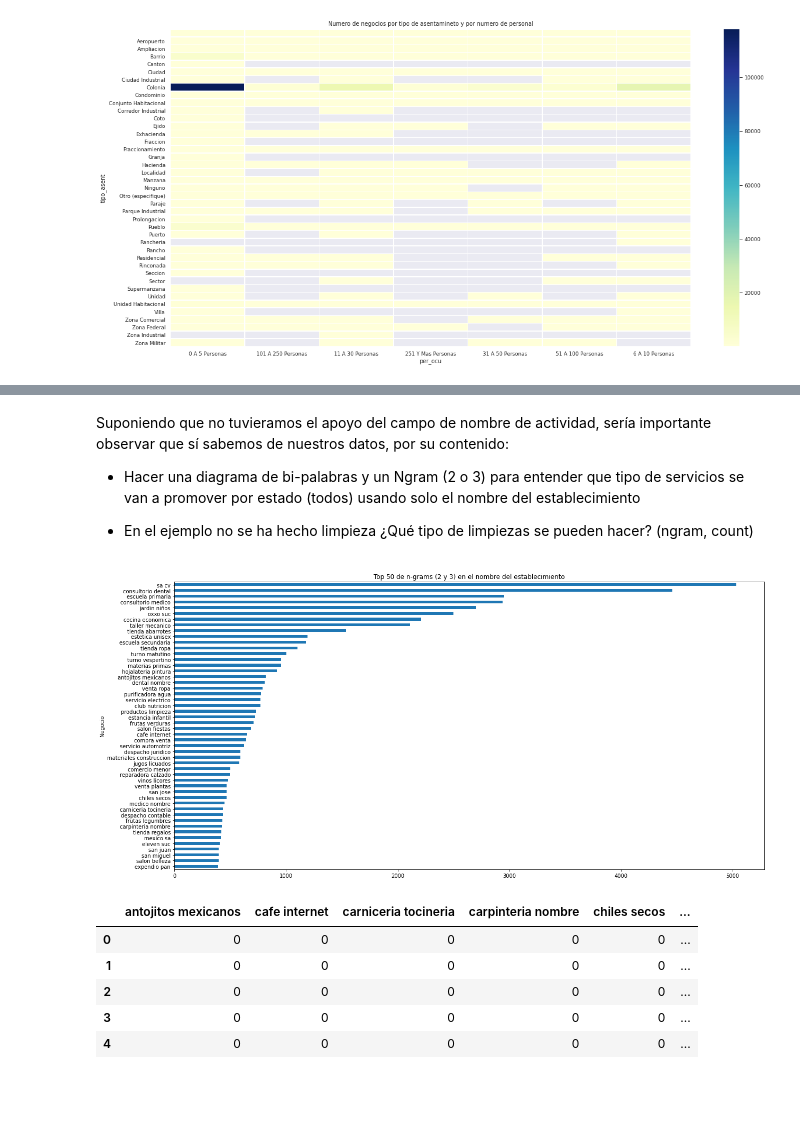
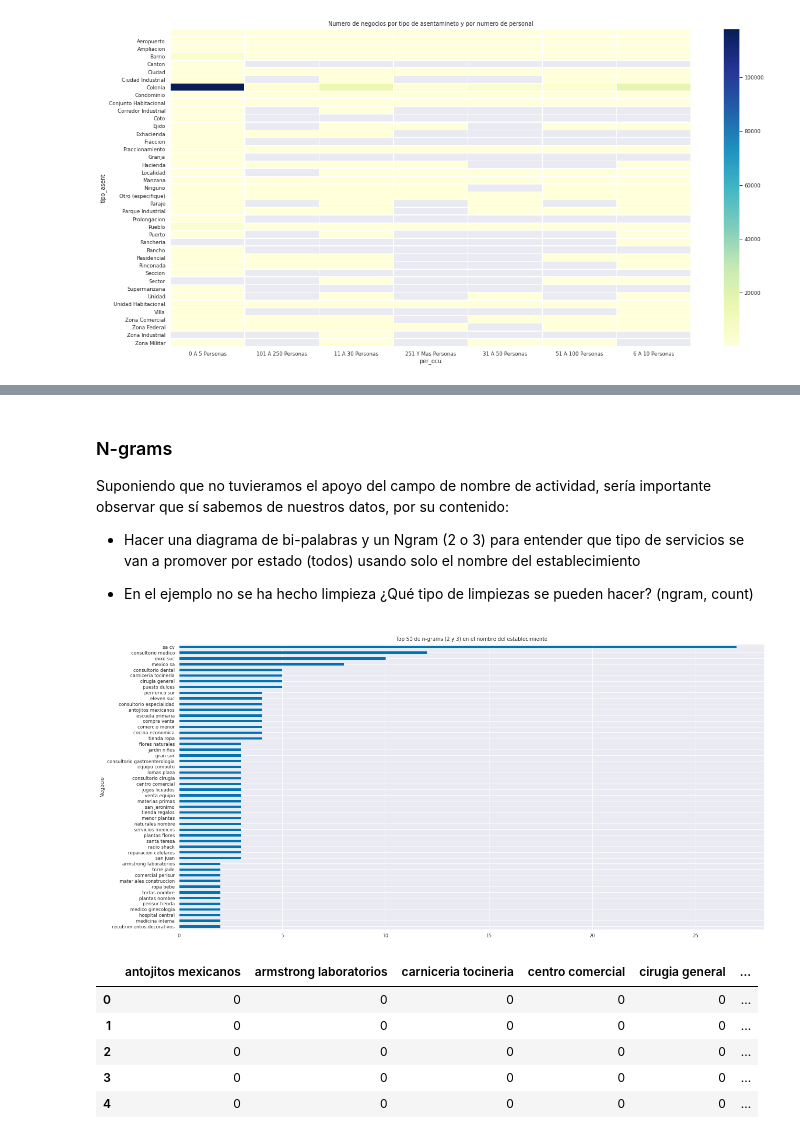
Before and after one commit to AngelGuadarrama/Consulta_DENUE, a Jupyter notebook: extractor_denue.ipynb, the cells around one changed output, grey strips where cells are left out. Saved outputs shown, nothing was run; the diff lists cells and outputs as text; code cells hidden in the pictures; blank space fills up the shorter version.

```diff
--- a/extractor_denue.ipynb
+++ b/extractor_denue.ipynb
@@ -335,4 +382,5 @@ plt.show()
 # %% [markdown]
+### N-grams
 
 Suponiendo que no tuvieramos el apoyo del campo de nombre de actividad, sería importante observar que sí sabemos de nuestros datos, por su contenido:
 
@@ -342,21 +390,21 @@ Suponiendo que no tuvieramos el apoyo del campo de nombre de actividad, sería i
 # %%
 vect= CountVectorizer(max_features=50,
                       stop_words=stop_words_sp,
                       ngram_range=(2,2))
 
-X=vect.fit_transform(pd.Series(establecimientos))
+X=vect.fit_transform(datos_filtrados.nom_estab)
 
 plt.figure(figsize=(20,10))
 top_50_bi_tri_grams=pd.DataFrame(X.toarray(), columns=vect.get_feature_names())
 top_50_bi_tri_grams.sum().sort_values(ascending=True).plot(kind='barh', title='Top 50 de n-grams (2 y 3) en el nombre del establecimiento',
                                                            xlabel='Negocio', ylabel='Total de Negocios')
 plt.show()
 # %% [output]
-[figure, old version]
+[figure, new version]
 # %%
 top_50_bi_tri_grams.head()
 # %% [output]
-|  | antojitos mexicanos | cafe internet | carniceria tocineria | carpinteria nombre | chiles secos | ... |
+|  | antojitos mexicanos | armstrong laboratorios | carniceria tocineria | centro comercial | cirugia general | ... |
 | 0 | 0 | 0 | 0 | 0 | 0 | ... |
 | 1 | 0 | 0 | 0 | 0 | 0 | ... |
 | 2 | 0 | 0 | 0 | 0 | 0 | ... |
```
Also changed, not shown: parts of 21 cells of this notebook.
